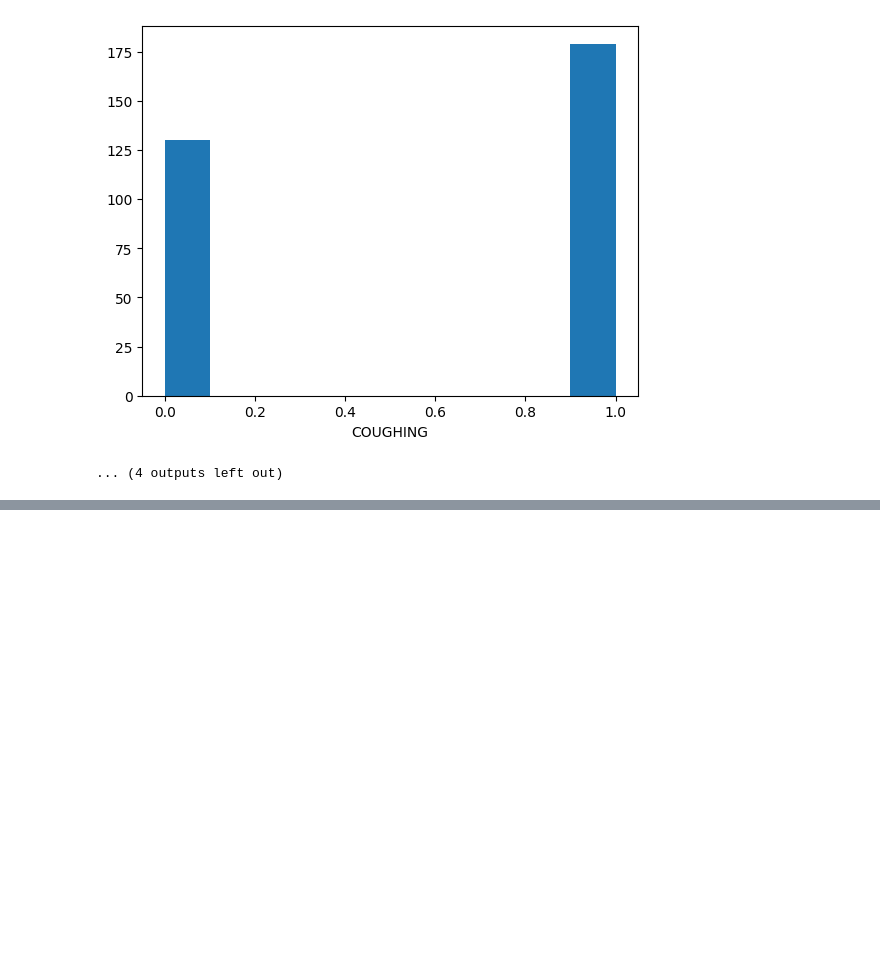
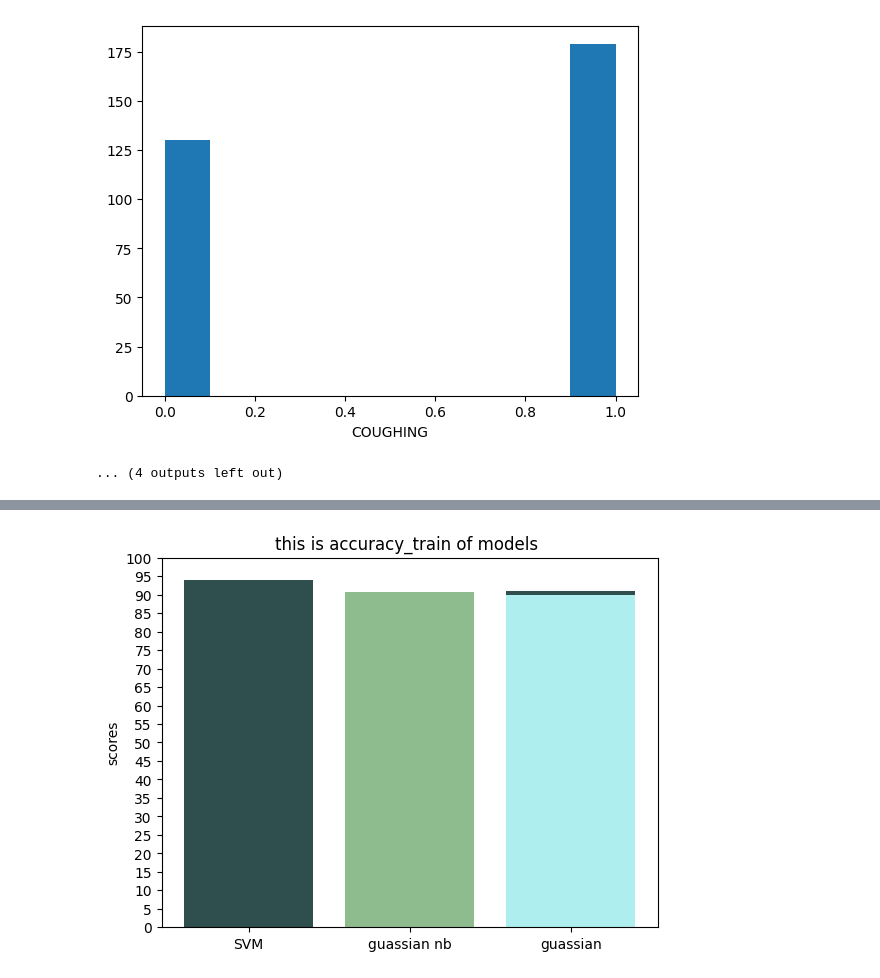
Before and after one commit to samirasoleimaninasab/ML-training-project, a Jupyter notebook: lung_cancer_data_set.ipynb, the cells around one changed output, grey strips where cells are left out. Drawn from its saved outputs; the diff is of its cells as text; code cells hidden in the pictures; blank space fills up the shorter version.

Commit message:
fixed write on file function and add function to draw bar about scores of models

```diff
--- a/lung_cancer_data_set.ipynb
+++ b/lung_cancer_data_set.ipynb
@@ -379,3 +392,33 @@ def read_on_file():
             mydata.append(values)
        file.close()
        return  mydata
+# %%
+model_records = read_on_file()
+# %%
+from random import choice
+color_list = mcolors.CSS4_COLORS
+color = choice(list(color_list.keys()))
+# %%
+from random import choice
+def show_model_charts(model_records,data_key:str):
+    color_dict = mcolors.CSS4_COLORS
+    fig, ax = plt.subplots()
+    model_names = []
+    measurements = []
+    bar_colors = []
+    for model_record in model_records:
+        color_key = choice(list(color_dict.keys()))
+        color_name = color_dict[color_key]
+        color_list.pop(color_key)
+        model_names.append(model_record['model_name'])
+        measurements.append(float(model_record[data_key])*100)
+        bar_colors.append(color_name)
+    ax.bar(model_names, measurements, color=bar_colors,)
+    ax.set_title(f'this is {data_key} of models ')
+    ax.set_ylabel('scores')
+    ax.set_yticks(range(0,101,5))
+    plt.show()
+# %%
+show_model_charts(model_records = model_records,data_key='accuracy_train')
+# %% [output]
+[figure, added]
```
Also changed, not shown: parts of 12 cells of this notebook.
